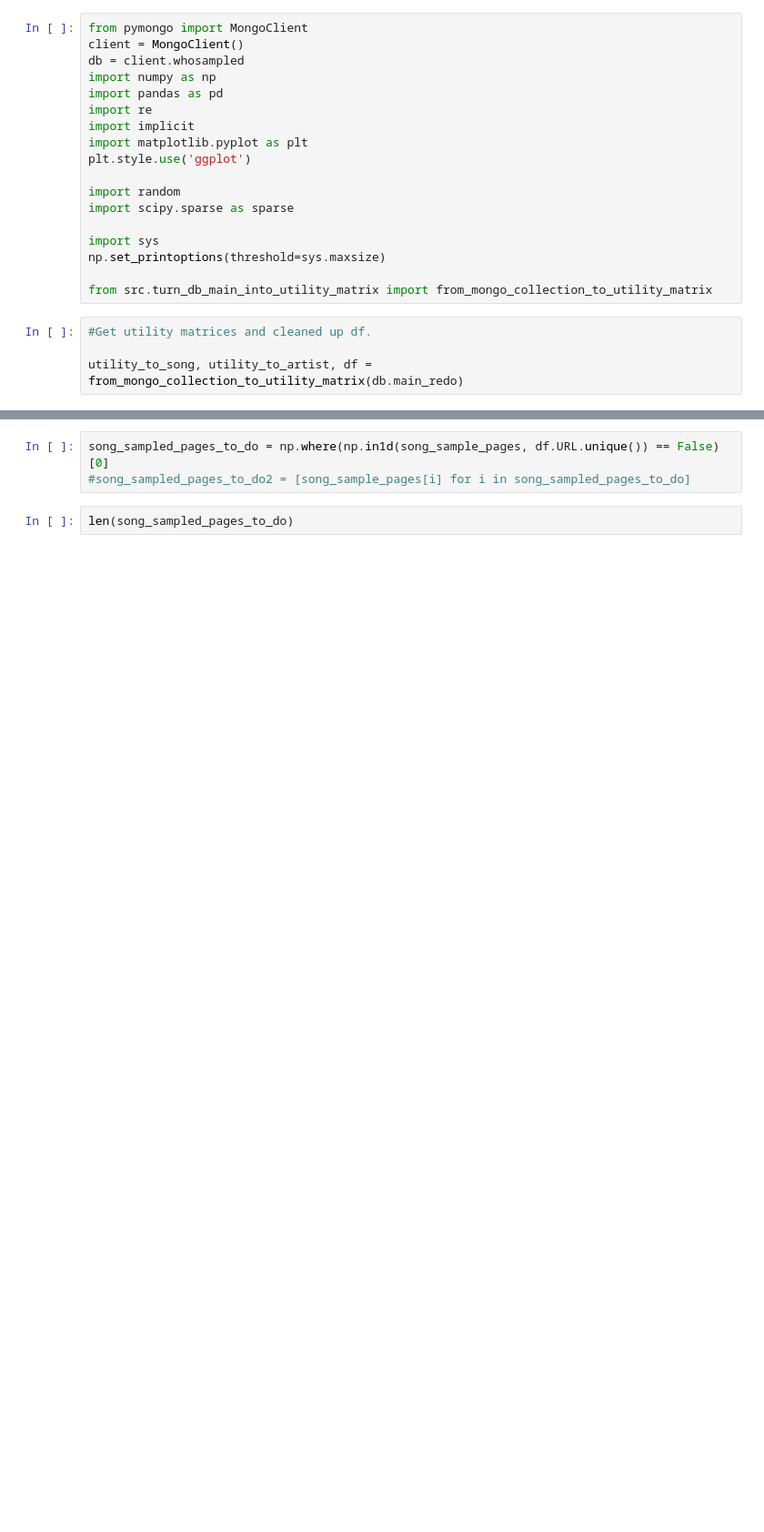
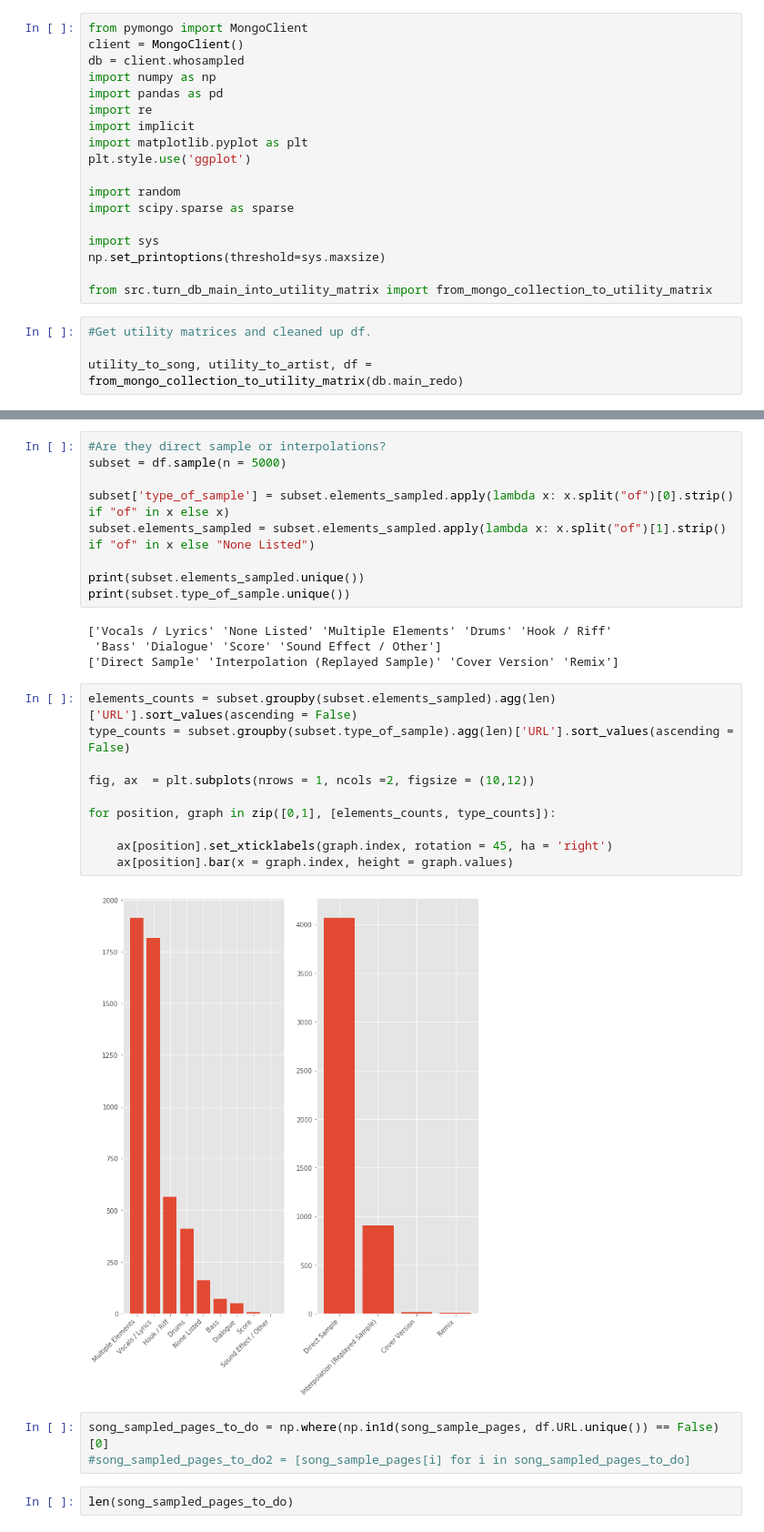
Before and after one commit to Jesse-Kerr/recordmender, a Jupyter notebook: EDA + model.ipynb, the cells around one changed output, grey strips where cells are left out. Shown at 91% size. Drawn from its saved outputs; the diff is of its cells as text; blank space fills up the shorter version.

Commit message:
EDA of different elements

```diff
--- a/EDA + model.ipynb
+++ b/EDA + model.ipynb
@@ -79,3 +94,28 @@ _ = ax[1,1].hist(filtered_subset.seconds_into_song, bins = 20)
+# %%
+#Are they direct sample or interpolations?
+subset = df.sample(n = 5000)
+
+subset['type_of_sample'] = subset.elements_sampled.apply(lambda x: x.split("of")[0].strip() if "of" in x else x)
+subset.elements_sampled = subset.elements_sampled.apply(lambda x: x.split("of")[1].strip() if "of" in x else "None Listed")
+
+print(subset.elements_sampled.unique())
+print(subset.type_of_sample.unique())
+# %% [output]
+['Vocals / Lyrics' 'None Listed' 'Multiple Elements' 'Drums' 'Hook / Riff'
+ 'Bass' 'Dialogue' 'Score' 'Sound Effect / Other']
+['Direct Sample' 'Interpolation (Replayed Sample)' 'Cover Version' 'Remix']
+# %%
+elements_counts = subset.groupby(subset.elements_sampled).agg(len)['URL'].sort_values(ascending = False)
+type_counts = subset.groupby(subset.type_of_sample).agg(len)['URL'].sort_values(ascending = False)
+
+fig, ax  = plt.subplots(nrows = 1, ncols =2, figsize = (10,12))
+
+for position, graph in zip([0,1], [elements_counts, type_counts]):
+
+    ax[position].set_xticklabels(graph.index, rotation = 45, ha = 'right')
+    ax[position].bar(x = graph.index, height = graph.values)
+# %% [output]
+[figure, added]
 # %%
 song_sampled_pages_to_do = np.where(np.in1d(song_sample_pages, df.URL.unique()) == False)[0]
 #song_sampled_pages_to_do2 = [song_sample_pages[i] for i in song_sampled_pages_to_do]
```
Also changed, not shown: parts of 2 cells of this notebook.
